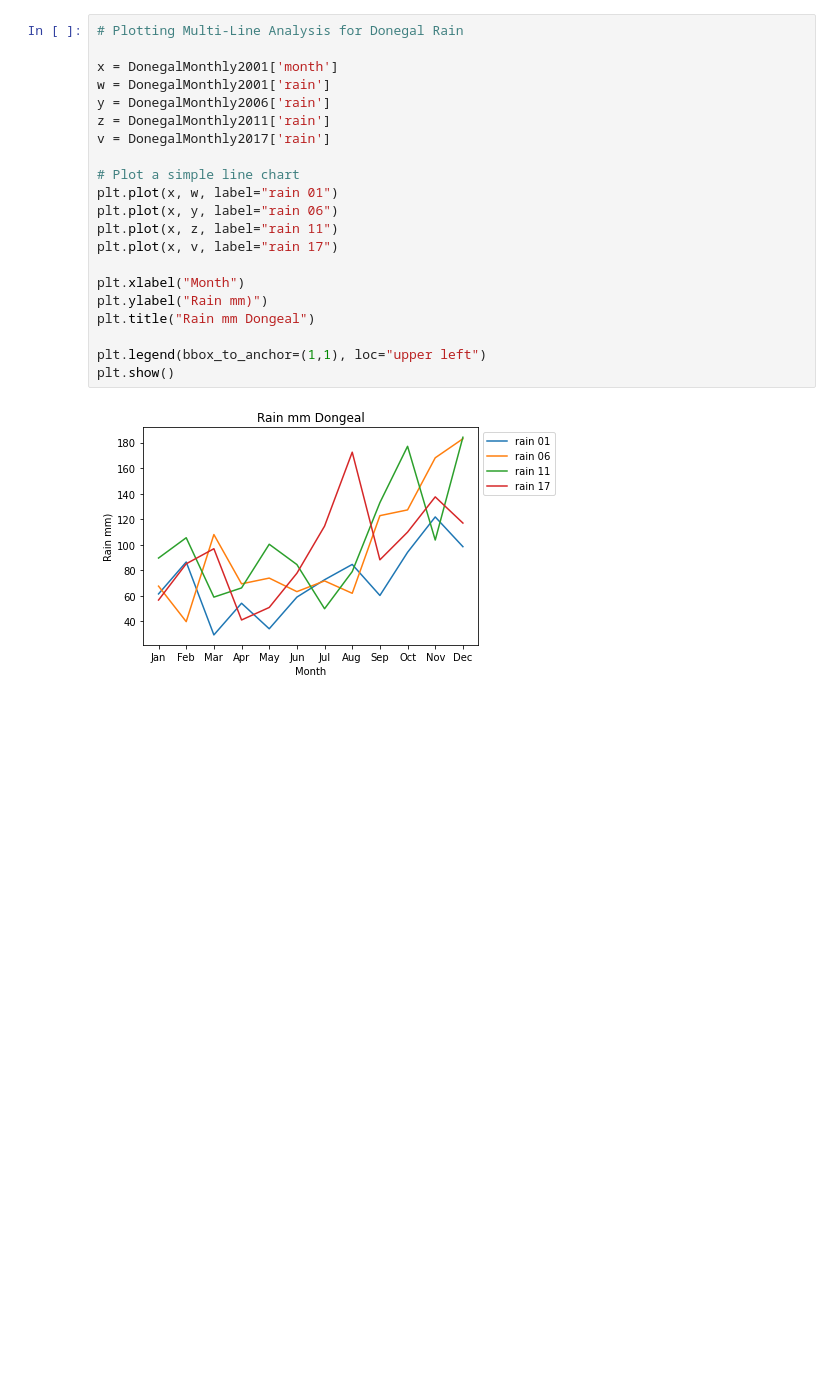
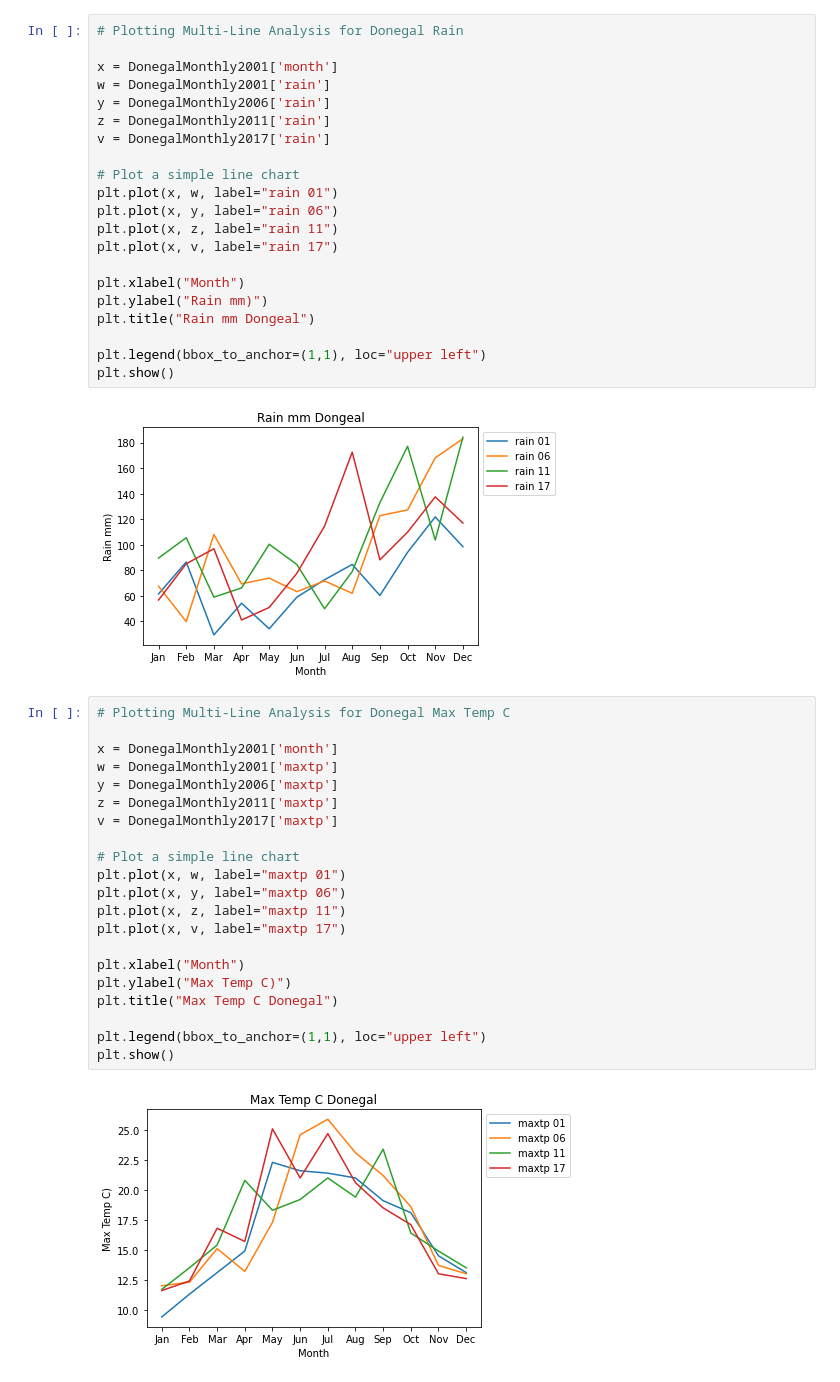
Before and after one commit to AidanR8/UCDPA_aidanreilly, a Jupyter notebook: Python v6.ipynb, the cells around one changed output. Cells and saved outputs as stored; diff of their text form; blank space fills up the shorter version.

Commit message:
Donegal Graphs

```diff
--- a/Python v6.ipynb
+++ b/Python v6.ipynb
@@ -514,3 +514,26 @@ plt.legend(bbox_to_anchor=(1,1), loc="upper left")
 plt.show()
 # %% [output]
 [figure]
+# %%
+# Plotting Multi-Line Analysis for Donegal Max Temp C
+
+x = DonegalMonthly2001['month']
+w = DonegalMonthly2001['maxtp']
+y = DonegalMonthly2006['maxtp']
+z = DonegalMonthly2011['maxtp']
+v = DonegalMonthly2017['maxtp']
+
+# Plot a simple line chart
+plt.plot(x, w, label="maxtp 01")
+plt.plot(x, y, label="maxtp 06")
+plt.plot(x, z, label="maxtp 11")
+plt.plot(x, v, label="maxtp 17")
+
+plt.xlabel("Month")
+plt.ylabel("Max Temp C)")
+plt.title("Max Temp C Donegal")
+
+plt.legend(bbox_to_anchor=(1,1), loc="upper left")
+plt.show()
+# %% [output]
+[figure, added]
```
Also changed, not shown: parts of 1 cell of this notebook.
